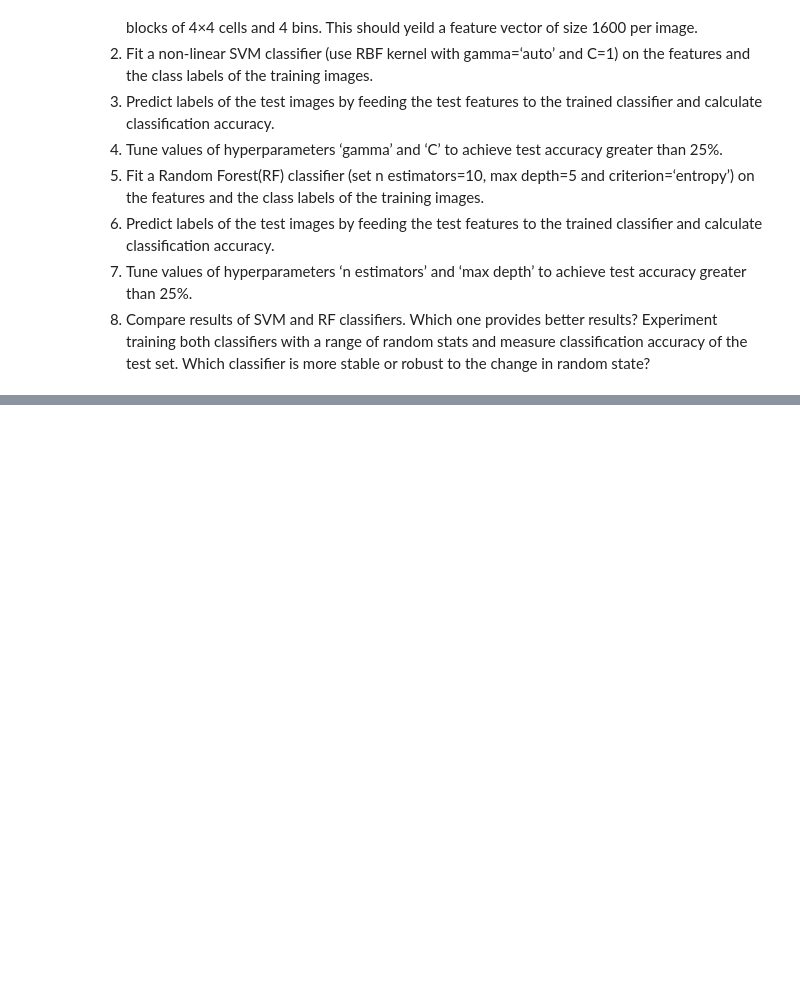
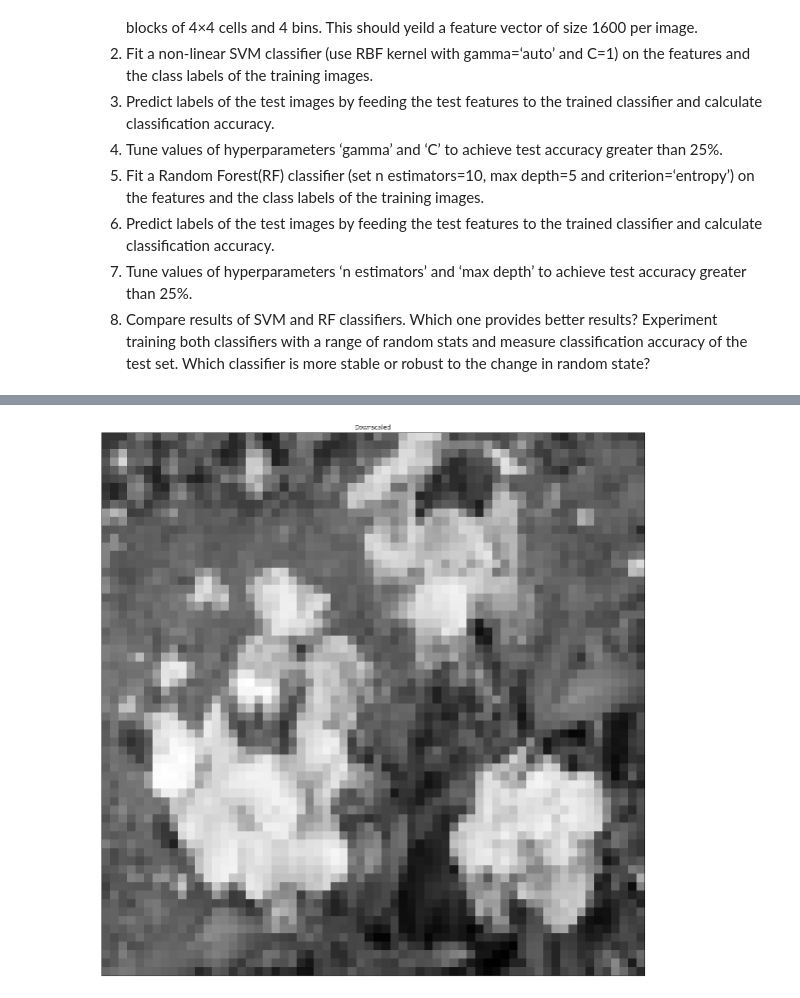
Before and after one commit to garrettkinman/ECSE-415-Assignments, a Jupyter notebook: Assignment 3/RF_and_SVM.ipynb, the cells around one changed output, grey strips where cells are left out. Saved outputs shown, nothing was run; the diff lists cells and outputs as text; code cells hidden in the pictures; blank space fills up the shorter version.

```diff
--- a/Assignment 3/RF_and_SVM.ipynb
+++ b/Assignment 3/RF_and_SVM.ipynb
@@ -61,6 +65,10 @@ def half_resolution(img):
 # resize to 64x64
 train_images = np.array(list(map(half_resolution, train_images)))
 test_images = np.array(list(map(half_resolution, test_images)))
+# %%
+display_single_image(train_images[0], "Downscaled")
+# %% [output]
+[figure, added]
 # %%
 # create HoG Object
 # winSize is the size of the image cropped to multiple of the cell size
```
Also changed, not shown: parts of 3 cells of this notebook.
